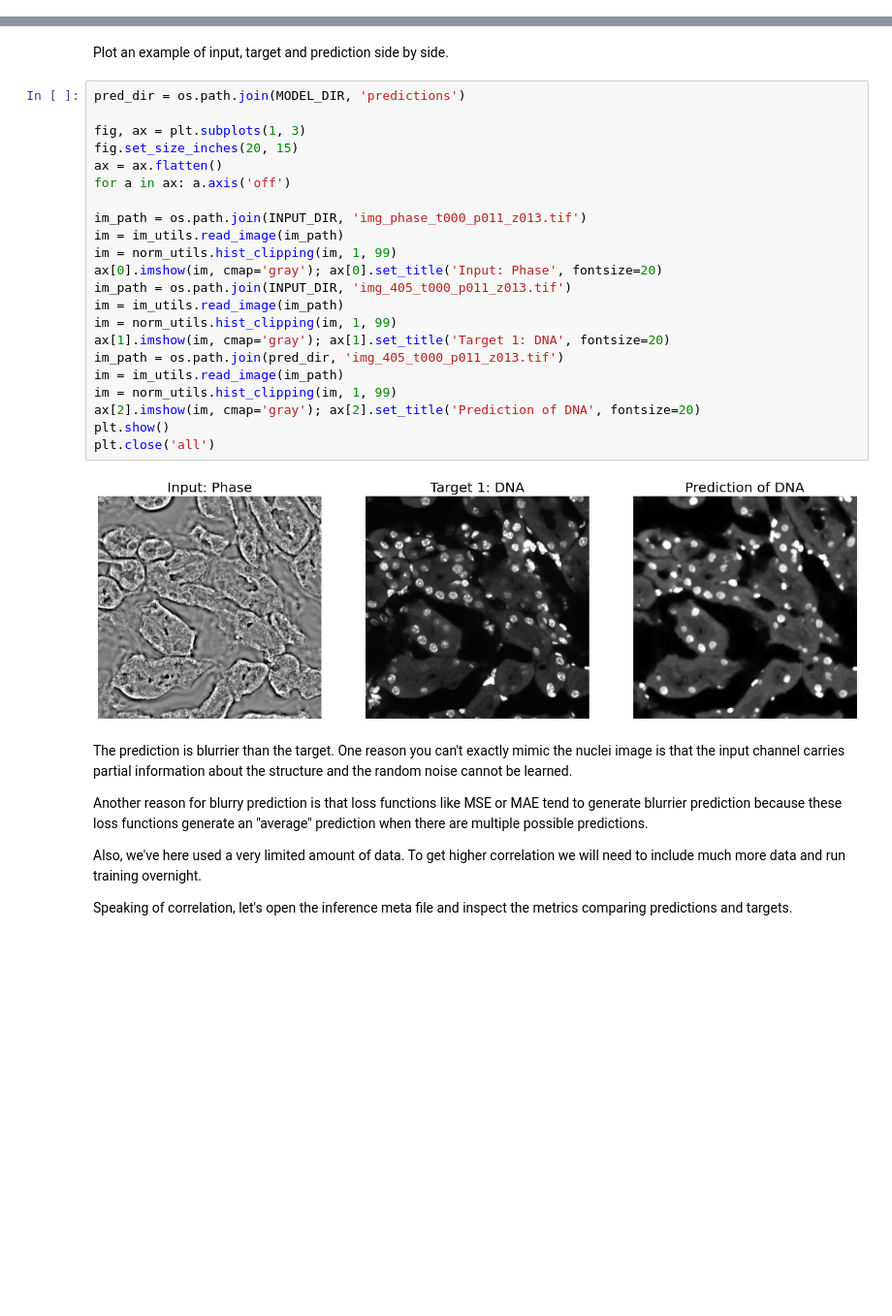
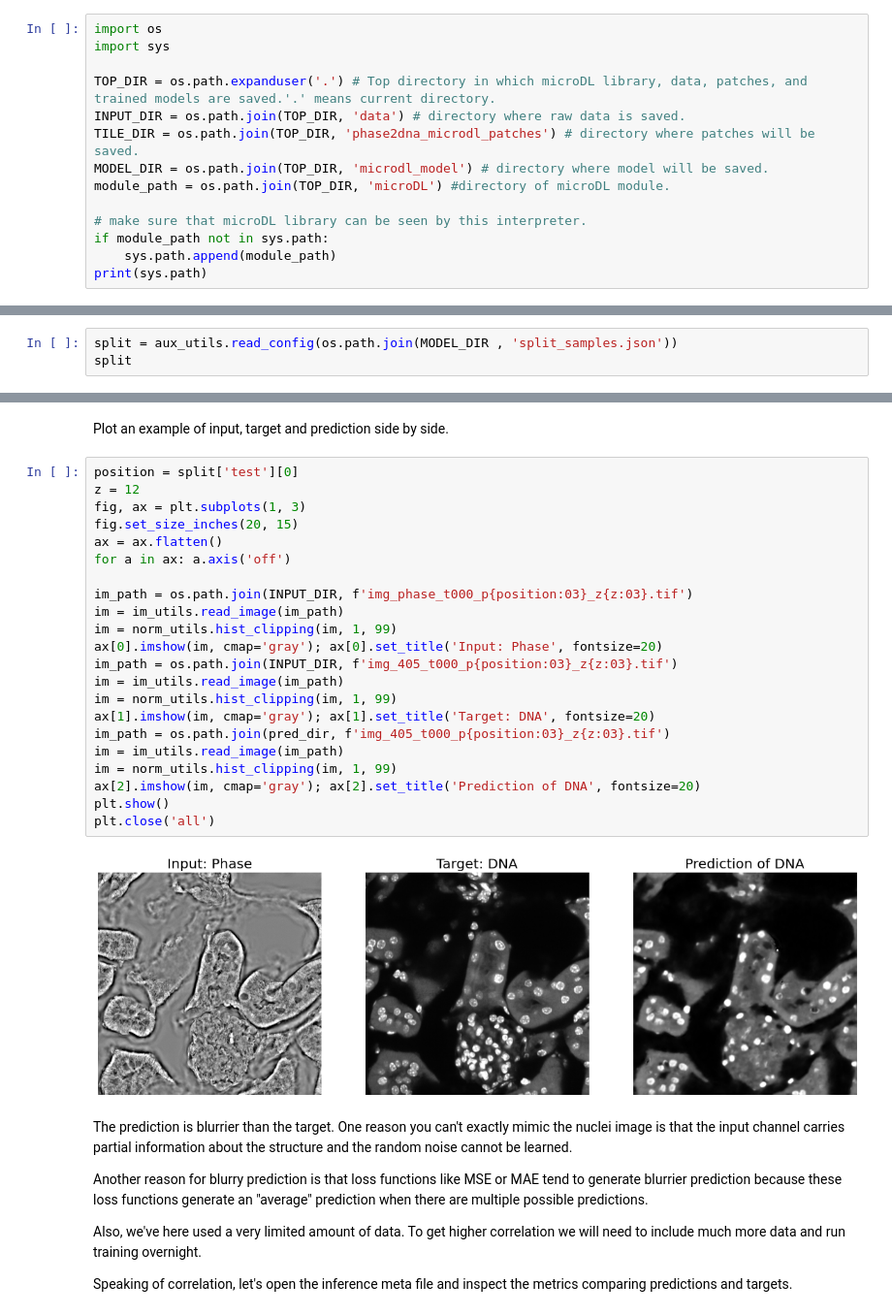
Before and after one commit to dlmbl/image_translation, a Jupyter notebook: solution.ipynb, the cells around one changed output, grey strips where cells are left out. Shown at 97% size. Saved outputs shown, nothing was run; the diff lists cells and outputs as text; blank space fills up the shorter version.

```diff
--- a/solution.ipynb
+++ b/solution.ipynb
@@ -34,0 +35,14 @@ In the second half, you can fine tune the model or explore translation between d
+# %%
+import os
+import sys
+
+TOP_DIR = os.path.expanduser('.') # Top directory in which microDL library, data, patches, and trained models are saved.'.' means current directory.
+INPUT_DIR = os.path.join(TOP_DIR, 'data') # directory where raw data is saved.
+TILE_DIR = os.path.join(TOP_DIR, 'phase2dna_microdl_patches') # directory where patches will be saved.
+MODEL_DIR = os.path.join(TOP_DIR, 'microdl_model') # directory where model will be saved.
+module_path = os.path.join(TOP_DIR, 'microDL') #directory of microDL module.
+
+# make sure that microDL library can be seen by this interpreter.
+if module_path not in sys.path:
+    sys.path.append(module_path)
+print(sys.path)
@@ -565,2 +575,5 @@ pp.pprint(inf_config)
     'save_figs': True,
     'save_to_image_dir': False}
+# %%
+split = aux_utils.read_config(os.path.join(MODEL_DIR , 'split_samples.json'))
+split
@@ -580,29 +595,29 @@ There should be a new subdirectory created in the model directory with the predi
 # %% [markdown]
 Plot an example of input, target and prediction side by side.
 # %%
-pred_dir = os.path.join(MODEL_DIR, 'predictions')
-
+position = split['test'][0]
+z = 12
 fig, ax = plt.subplots(1, 3)
 fig.set_size_inches(20, 15)
 ax = ax.flatten()
 for a in ax: a.axis('off')
 
-im_path = os.path.join(INPUT_DIR, 'img_phase_t000_p011_z013.tif')
+im_path = os.path.join(INPUT_DIR, f'img_phase_t000_p{position:03}_z{z:03}.tif')
 im = im_utils.read_image(im_path)
 im = norm_utils.hist_clipping(im, 1, 99)
 ax[0].imshow(im, cmap='gray'); ax[0].set_title('Input: Phase', fontsize=20)
-im_path = os.path.join(INPUT_DIR, 'img_405_t000_p011_z013.tif')
+im_path = os.path.join(INPUT_DIR, f'img_405_t000_p{position:03}_z{z:03}.tif')
 im = im_utils.read_image(im_path)
 im = norm_utils.hist_clipping(im, 1, 99)
-ax[1].imshow(im, cmap='gray'); ax[1].set_title('Target 1: DNA', fontsize=20)
-im_path = os.path.join(pred_dir, 'img_405_t000_p011_z013.tif')
+ax[1].imshow(im, cmap='gray'); ax[1].set_title('Target: DNA', fontsize=20)
+im_path = os.path.join(pred_dir, f'img_405_t000_p{position:03}_z{z:03}.tif')
 im = im_utils.read_image(im_path)
 im = norm_utils.hist_clipping(im, 1, 99)
 ax[2].imshow(im, cmap='gray'); ax[2].set_title('Prediction of DNA', fontsize=20)
 plt.show()
 plt.close('all')
 # %% [output]
-[figure, old version]
+[figure, new version]
 # %% [markdown]
 The prediction is blurrier than the target. One reason you can't exactly mimic the nuclei image is that the input channel carries partial information about the structure and the random noise cannot be learned.
 
```
Also changed, not shown: parts of 34 cells of this notebook, 1 other file.
